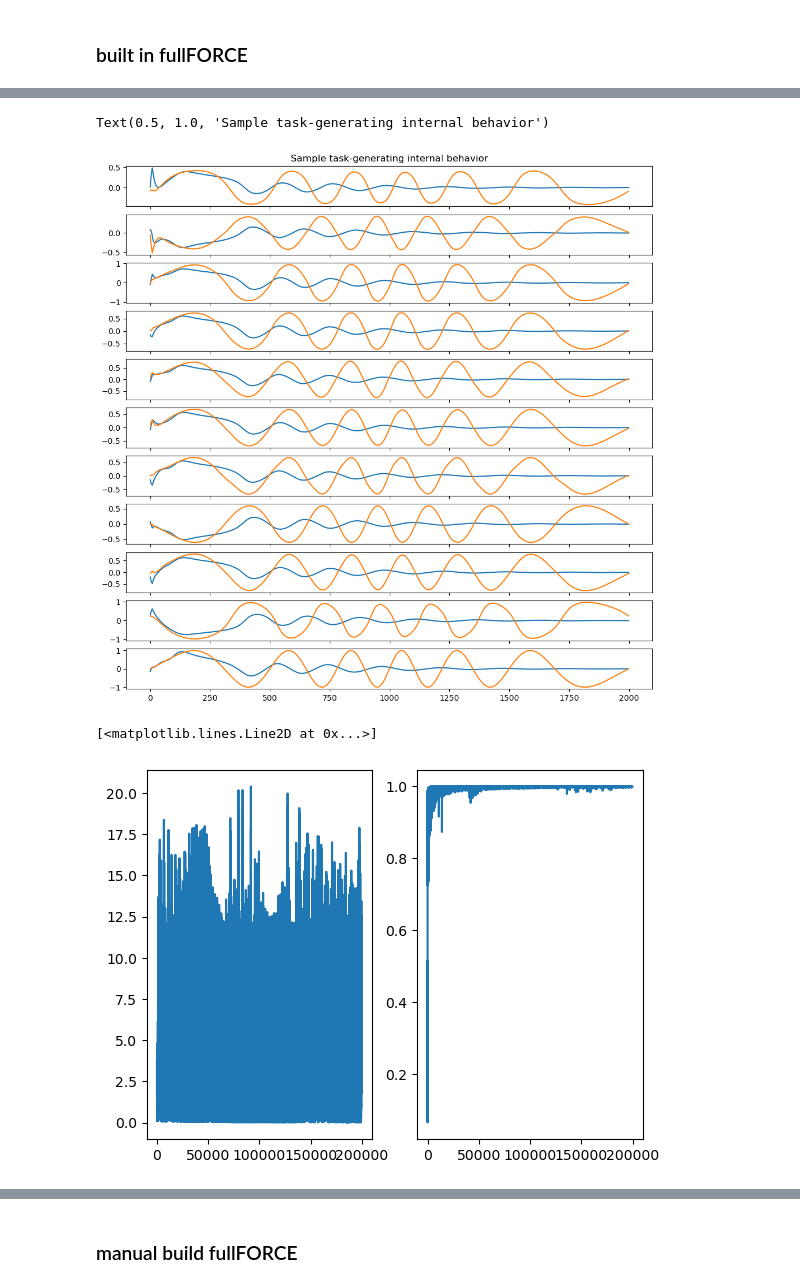
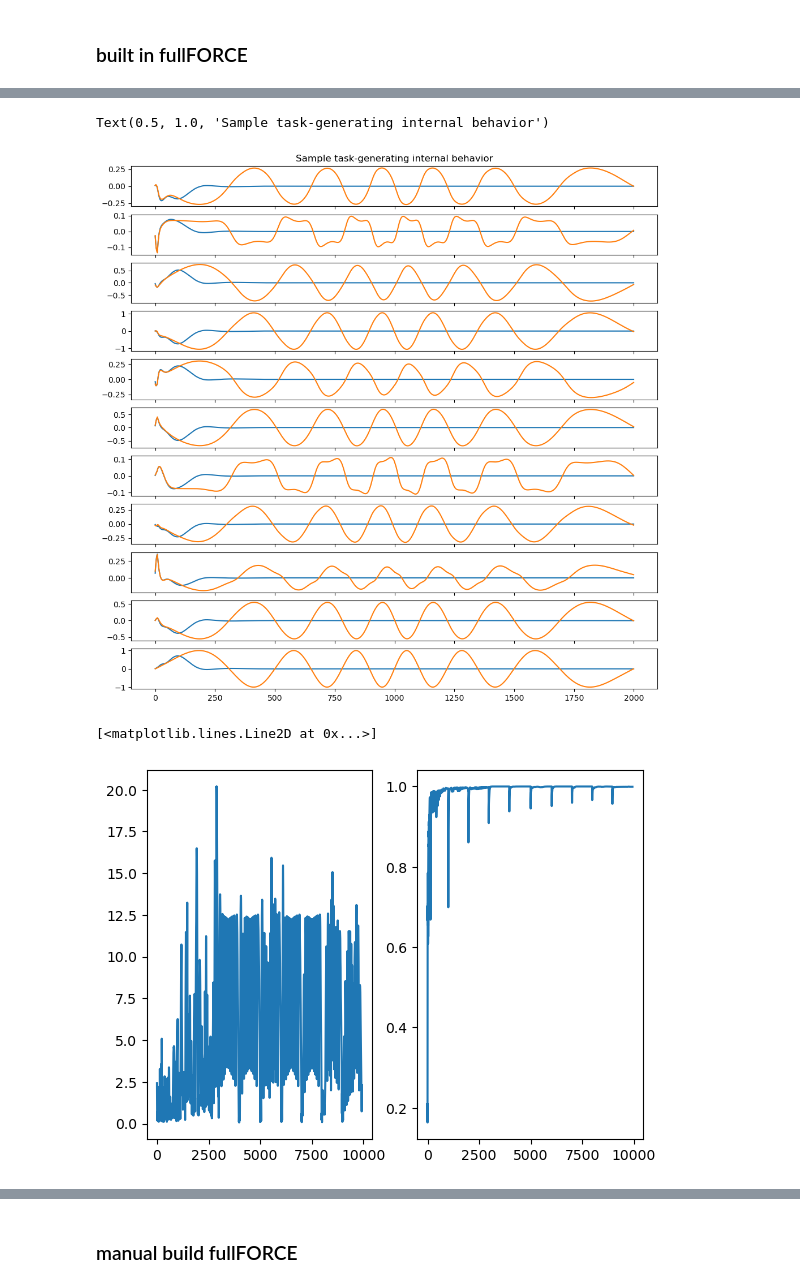
Before and after one commit to Sam-q-3736/srnn_rls, a Jupyter notebook: fF-recreation.ipynb, the cells around one changed output, grey strips where cells are left out. Cells and saved outputs as stored; diff of their text form; code cells hidden in the pictures.

```diff
--- a/fF-recreation.ipynb
+++ b/fF-recreation.ipynb
@@ -49,7 +49,7 @@ npar, tpar, trpar, cpar, rpar = create_default_params_rate()
 tpar['dt'] = 1
 tpar['total_time'] = 2000
 rpar['run_time'] = 2000
-trpar['training_loops'] = 200
+trpar['training_loops'] = 10
 # %% [markdown]
 ### built in fullFORCE
 # %%
@@ -81,30 +91,32 @@ plt.colorbar()
 # %%
 n_plot = 10
 nloop = trpar['training_loops']
 timesteps = int(tpar['total_time']/tpar['dt'])
-btp = 19
+btp = 8
+
+zt = np.matmul(net.W_trained, Hxt)
 
 fig, axs = plt.subplots(n_plot + 1, 1, figsize = (12, 12), sharex = True)
 for i in range(n_plot):
     # axs[i].plot(Hxt[i, 0:timesteps])
     # axs[i].plot(aux_targs[i, 0:timesteps])
-    axs[i].plot(Hxt[i, (btp)*timesteps:(btp + 1)*timesteps])
+    axs[i].plot(zt[i, (btp)*timesteps:(btp + 1)*timesteps])
     axs[i].plot(aux_targs[i, (btp)*timesteps:(btp + 1)*timesteps])
 
 axs[n_plot].plot(net.W_out @ Hxt[:, (btp)*timesteps:(btp + 1)*timesteps])
 axs[n_plot].plot(fout)
 
 axs[0].set_title("Sample task-generating internal behavior")
 # %% [output]
 Text(0.5, 1.0, 'Sample task-generating internal behavior')
-[figure, old version]
+[figure, new version]
 # %%
 fig, axs = plt.subplots(1, 2)
 axs[0].plot(errs)
 axs[1].plot(rel_errs)
 # %% [output]
 [<matplotlib.lines.Line2D at 0x...>]
-[figure, old version]
+[figure, new version]
 # %%
 x, Hx = net.run_rate(ufin)
 # %%
```
Also changed, not shown: parts of 13 cells of this notebook, 4 other files.
